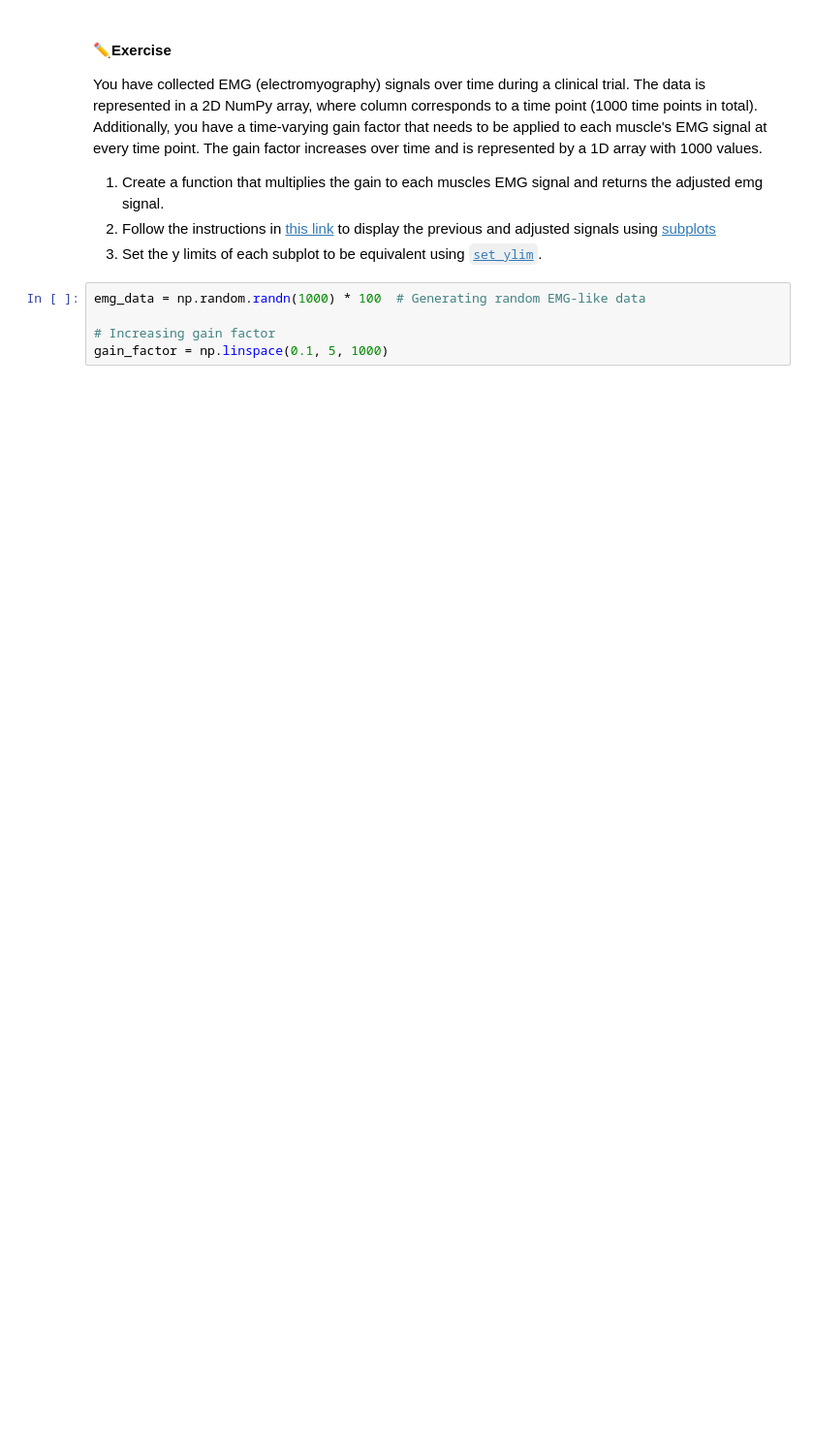
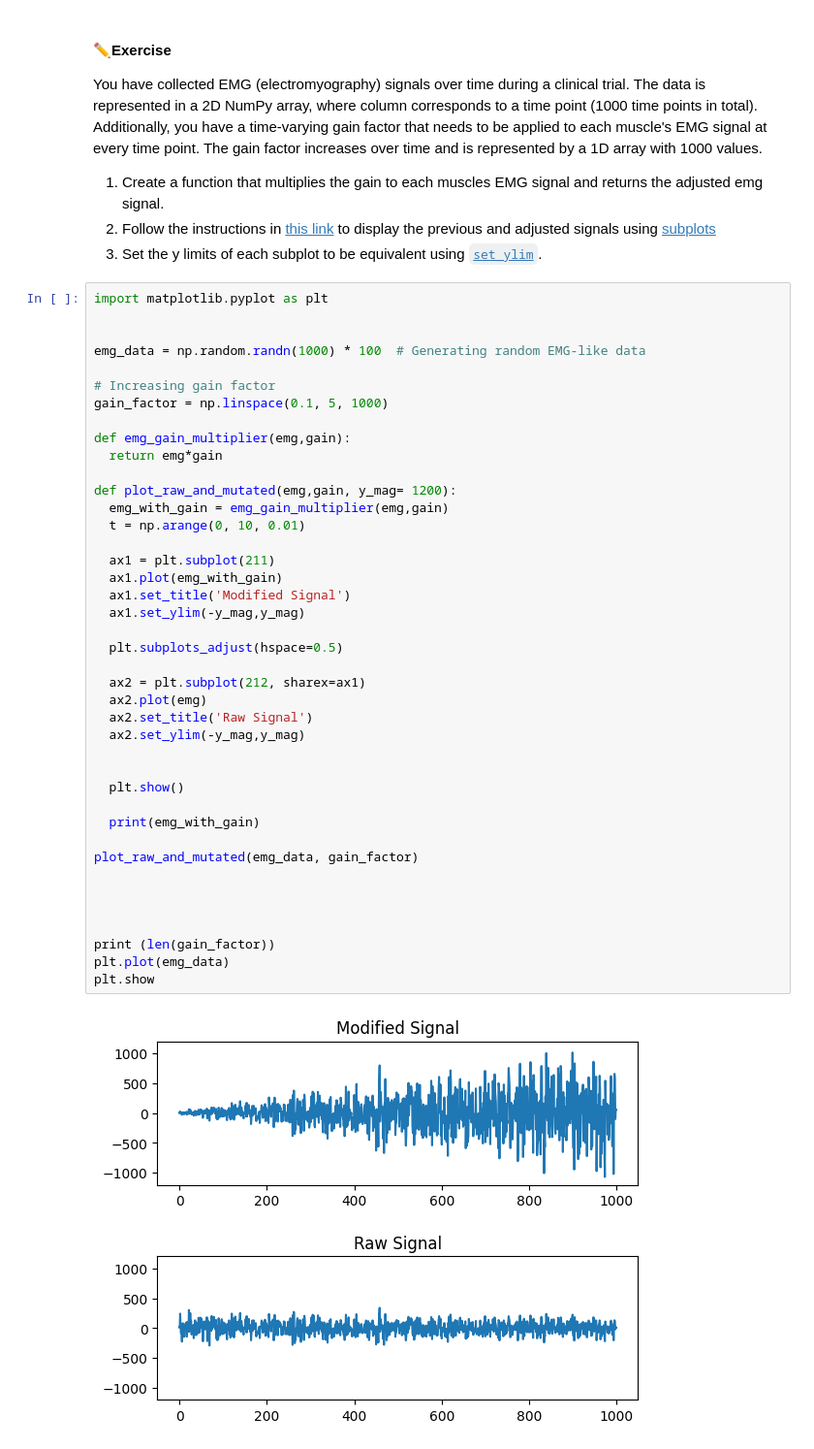
Before and after one commit to kiaragambirazio07/BME3053C-Fall-2025, a Jupyter notebook: lessons-solved/03_Matplotlib_and_Numpy_09_24_2-25.ipynb, the cells around one changed output. Shown: that part at 97% size. Saved outputs shown, nothing was run; the diff lists cells and outputs as text; blank space fills up the shorter version.

````diff
--- a/lessons-solved/03_Matplotlib_and_Numpy_09_24_2-25.ipynb
+++ b/lessons-solved/03_Matplotlib_and_Numpy_09_24_2-25.ipynb
@@ -209,8 +242,46 @@ You have collected EMG (electromyography) signals over time during a clinical tr
 1. Create a function that multiplies the gain to each muscles EMG signal and returns the adjusted emg signal.
 2. Follow the instructions in [this link](https://matplotlib.org/stable/gallery/subplots_axes_and_figures/share_axis_lims_views.html#sphx-glr-gallery-subplots-axes-and-figures-share-axis-lims-views-py) to display the previous and adjusted signals using [subplots](https://matplotlib.org/stable/api/_as_gen/matplotlib.pyplot.subplot.html)
 3. Set the y limits of each subplot to be equivalent using [```set_ylim```](https://matplotlib.org/stable/api/_as_gen/matplotlib.axes.Axes.set_ylim.html).
-# %%
-emg_data = np.random.randn(1000) * 100  # Generating random EMG-like data
-
-# Increasing gain factor
-gain_factor = np.linspace(0.1, 5, 1000)
+# %%
+import matplotlib.pyplot as plt
+
+
+emg_data = np.random.randn(1000) * 100  # Generating random EMG-like data
+
+# Increasing gain factor
+gain_factor = np.linspace(0.1, 5, 1000)
+
+def emg_gain_multiplier(emg,gain):
+  return emg*gain
+
+def plot_raw_and_mutated(emg,gain, y_mag= 1200):
+  emg_with_gain = emg_gain_multiplier(emg,gain)
+  t = np.arange(0, 10, 0.01)
+
+  ax1 = plt.subplot(211)
+  ax1.plot(emg_with_gain)
+  ax1.set_title('Modified Signal')
+  ax1.set_ylim(-y_mag,y_mag)
+
+  plt.subplots_adjust(hspace=0.5)
+
+  ax2 = plt.subplot(212, sharex=ax1)
+  ax2.plot(emg)
+  ax2.set_title('Raw Signal')
+  ax2.set_ylim(-y_mag,y_mag)
+
+
+  plt.show()
+
+  print(emg_with_gain)
+
+plot_raw_and_mutated(emg_data, gain_factor)
+
+
+
+
+print (len(gain_factor))
+plt.plot(emg_data)
+plt.show
+# %% [output]
+[figure, added]
````
Also changed, not shown: parts of 5 cells of this notebook.
